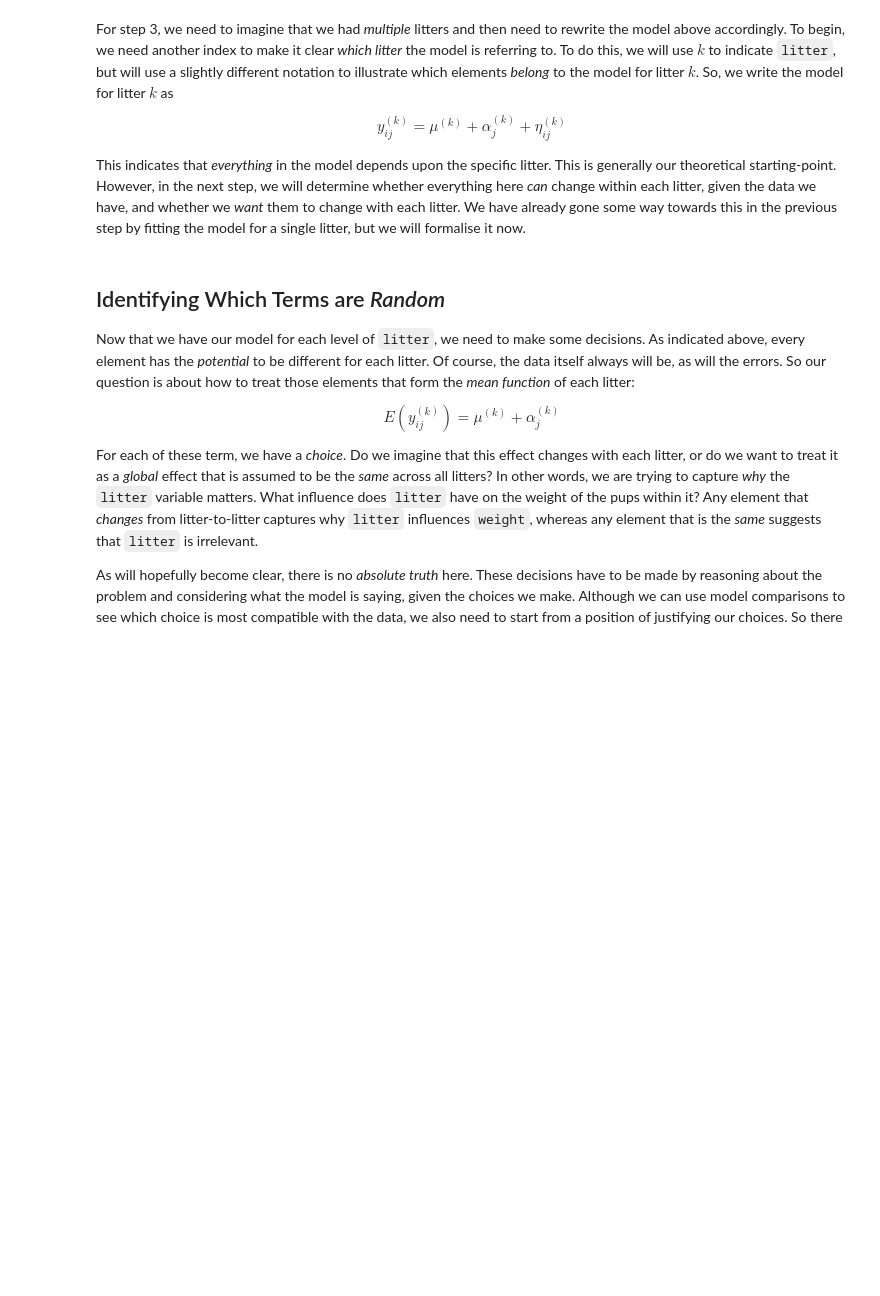
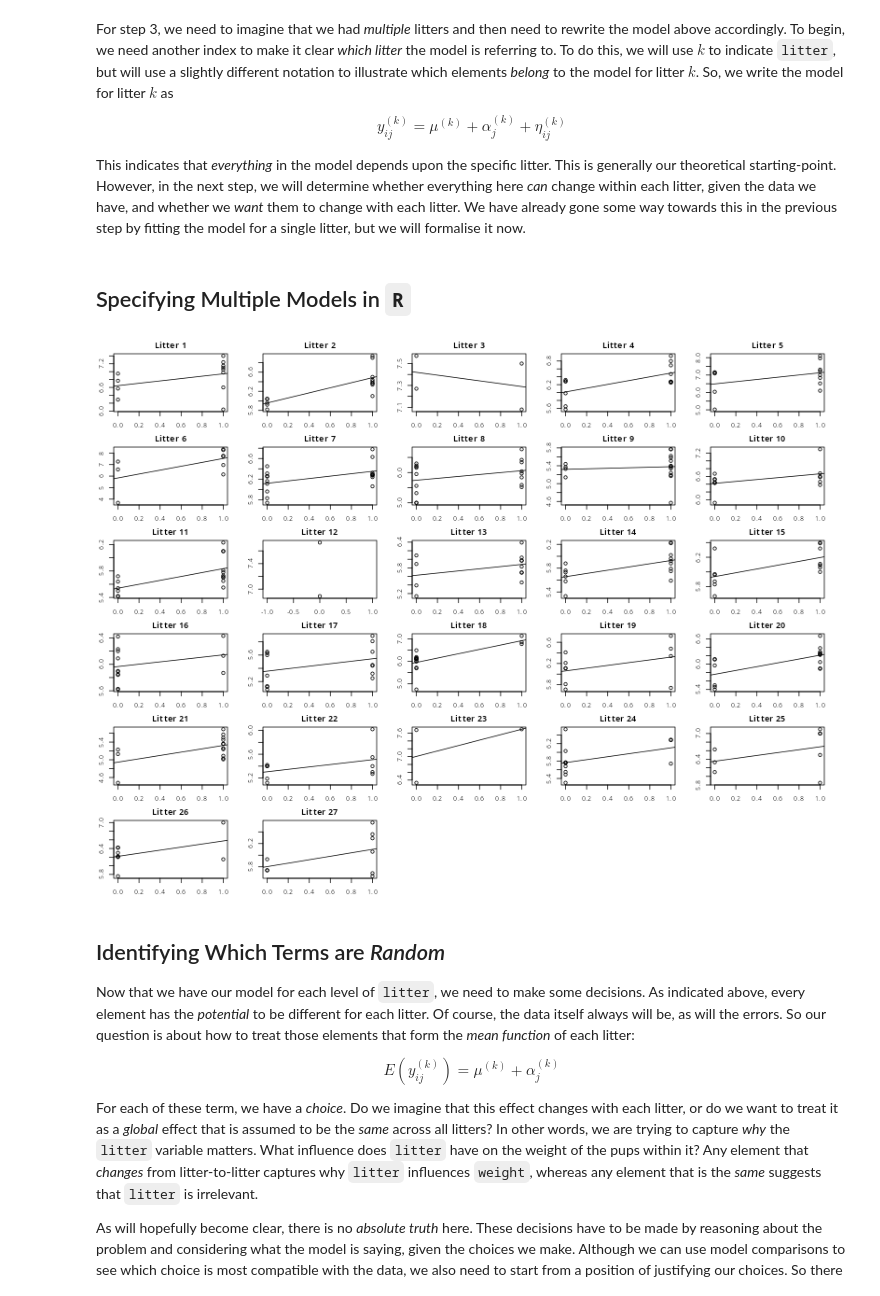
Before and after one commit to PCHN63112-Mixed-Models/mixed-effects-advanced, a Jupyter notebook: _build/jupyter_execute/5.step-two.ipynb, the cells around one changed output. Drawn from its saved outputs; the diff is of its cells as text; code cells hidden in the pictures; blank space fills up the shorter version.

```diff
--- a/_build/jupyter_execute/5.step-two.ipynb
+++ b/_build/jupyter_execute/5.step-two.ipynb
@@ -1,5 +1,7 @@
 # %%
-ratpup           <- read.table('data/rat_pup.dat', header=TRUE)
+suppressMessages(library(effects))
+
+ratpup           <- read.table('rat_pup.dat', header=TRUE)
 ratpup$sex       <- as.factor(ratpup$sex)
 ratpup$litter    <- as.factor(ratpup$litter)
 ratpup$treatment <- as.factor(ratpup$treatment)
@@ -19,6 +21,32 @@ y^{(k)}_{ij} = \mu^{(k)} + \alpha^{(k)}_{j} + \eta^{(k)}_{ij}
 $$
 
 This indicates that *everything* in the model depends upon the specific litter. This is generally our theoretical starting-point. However, in the next step, we will determine whether everything here *can* change within each litter, given the data we have, and whether we *want* them to change with each litter. We have already gone some way towards this in the previous step by fitting the model for a single litter, but we will formalise it now.
+# %% [markdown]
+## Specifying Multiple Models in `R`
+# %%
+litter.mods <- list()
+litters     <- unique(ratpup$litter)
+n.litters   <- length(litters)
+
+for(k in 1:n.litters){
+  litter.k <- subset(ratpup, litter==as.character(litters[k]))
+  try(
+    litter.mods[[k]] <- lm(weight ~ sex, data=litter.k),
+    silent=TRUE
+  )
+}
+# %%
+par(mfrow=c(6,5), mar=c(2,2,2,2))
+for(k in 1:n.litters){
+  litter.k  <- subset(ratpup, litter==as.character(litters[k]))
+  sex.dummy <- as.numeric(litter.k$sex) - 1
+  plot(sex.dummy, litter.k$weight, main=paste0('Litter ', k))
+  if (!is.null(litter.mods[[k]])){
+    abline(reg=litter.mods[[k]])
+  }
+}
+# %% [output]
+[figure, added]
 # %% [markdown]
 ## Identifying Which Terms are *Random*
 Now that we have our model for each level of `litter`, we need to make some decisions. As indicated above, every element has the *potential* to be different for each litter. Of course, the data itself always will be, as will the errors. So our question is about how to treat those elements that form the *mean function* of each litter:
```
Also changed, not shown: 7 other files.
